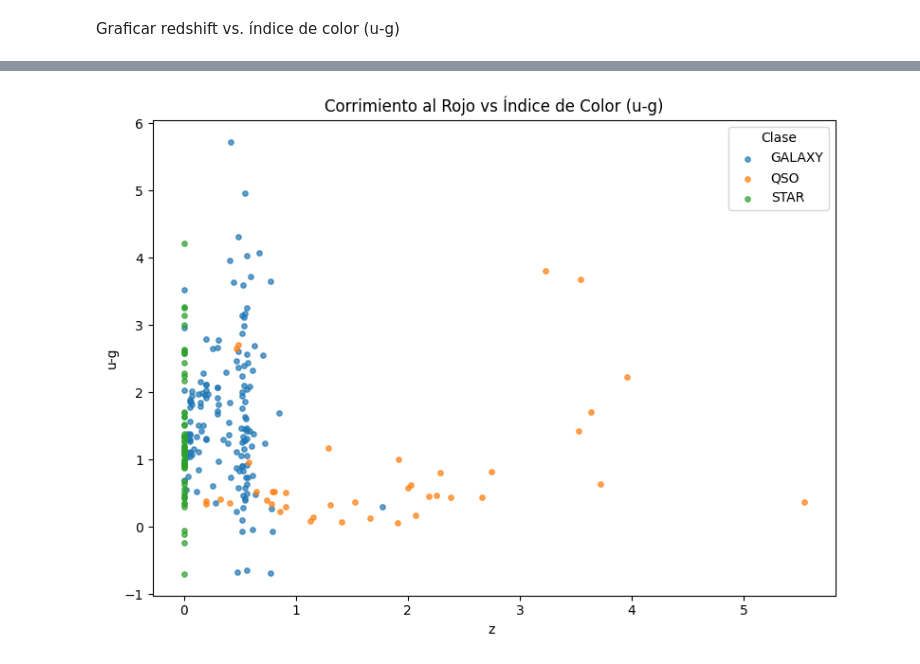
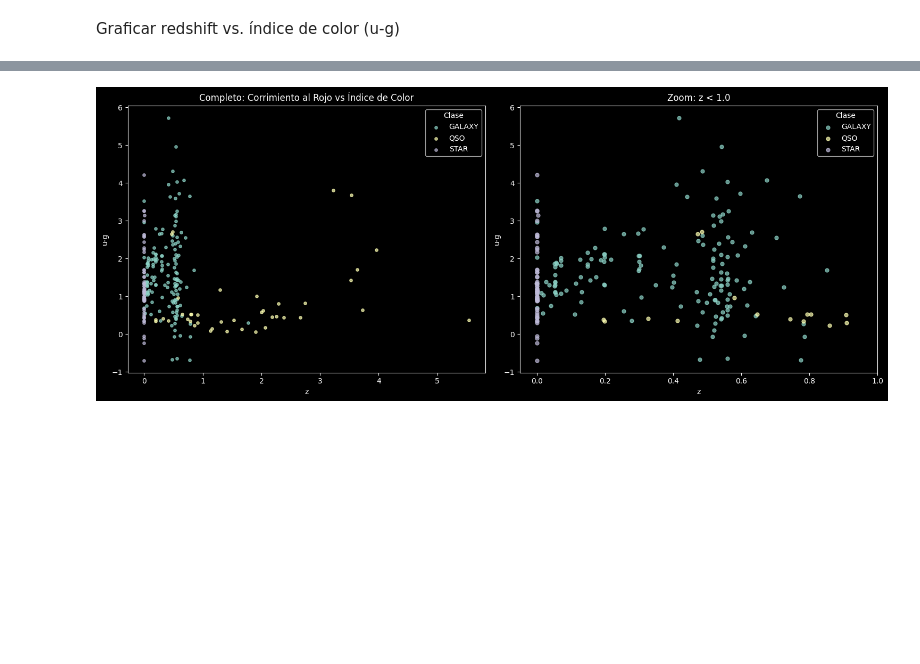
Before and after one commit to seanperdomo/Proyecto_2_MD, a Jupyter notebook: main.ipynb, the cells around one changed output, grey strips where cells are left out. Cells and saved outputs as stored; diff of their text form; code cells hidden in the pictures; blank space fills up the shorter version.

```diff
--- a/main.ipynb
+++ b/main.ipynb
@@ -113,10 +100,14 @@ See the caveats in the documentation: https://pandas.pydata.org/pandas-docs/stab
 # %% [markdown]
 Se grafica el diagrama color-magnitud:
 # %%
-plt.scatter(df['G-W'], df['Gmag'], s=2, alpha=0.7)
-plt.title('Diagrama Color-Magnitud para la región del cielo\n'+ r'$\alpha=135.5$°$\delta=0.5$° con radio de 0.5°')
+plt.style.use('dark_background')
+plt.figure(figsize=(8, 6))
+sc = plt.scatter(df['G-W'], df['Gmag'], c=df['G-W'], cmap='RdYlBu_r', s=2, alpha=0.8)
+plt.title('Diagrama Color-Magnitud para la región del cielo\n'+ r'$\alpha=135.5$°$\delta=0.5$° con radio 0.5°')
 plt.ylabel('Gmag -> Mayor brillo en el cielo')
 plt.xlabel('G-W -> Más roja')
+cbar = plt.colorbar(sc)
+cbar.set_label('Índice de Color (G-W)')
 plt.gca().invert_yaxis()
 plt.savefig('cmd_1.png')
 plt.show()
@@ -214,17 +197,27 @@ data_B
 # %%
-# Graficar agrupando por clase de objeto
-plt.figure(figsize=(8, 6))
+plt.style.use('dark_background')
+fig, (ax1, ax2) = plt.subplots(1, 2, figsize=(15, 6))
 
-# Agrupar y graficar cada clase con un color diferente
+# Gráfica 1: Panorama completo
 for name, group in data_B.groupby('class'):
-    plt.scatter(group['z'], group['u-g'], s=15, alpha=0.7, label=name)
+    ax1.scatter(group['z'], group['u-g'], s=15, alpha=0.7, label=name)
+ax1.set_ylabel('u-g')
+ax1.set_xlabel('z')
+ax1.set_title('Completo: Corrimiento al Rojo vs Índice de Color')
+ax1.legend(title='Clase')
 
-plt.ylabel('u-g')
-plt.xlabel('z ')
-plt.title('Corrimiento al Rojo vs Índice de Color (u-g)')
-plt.legend(title='Clase')
+# Gráfica 2: Zoom en z < 1
+for name, group in data_B.groupby('class'):
+    ax2.scatter(group['z'], group['u-g'], s=25, alpha=0.7, label=name)
+ax2.set_xlim(-0.05, 1.0)
+ax2.set_ylabel('u-g')
+ax2.set_xlabel('z')
+ax2.set_title('Zoom: z < 1.0')
+ax2.legend(title='Clase')
+
 plt.tight_layout()
+plt.grid('True')
 plt.savefig('cmd_2.png')
 plt.show()
 # %% [output]
-[figure, old version]
+[figure, new version]
```
Also changed, not shown: parts of 22 cells of this notebook.
